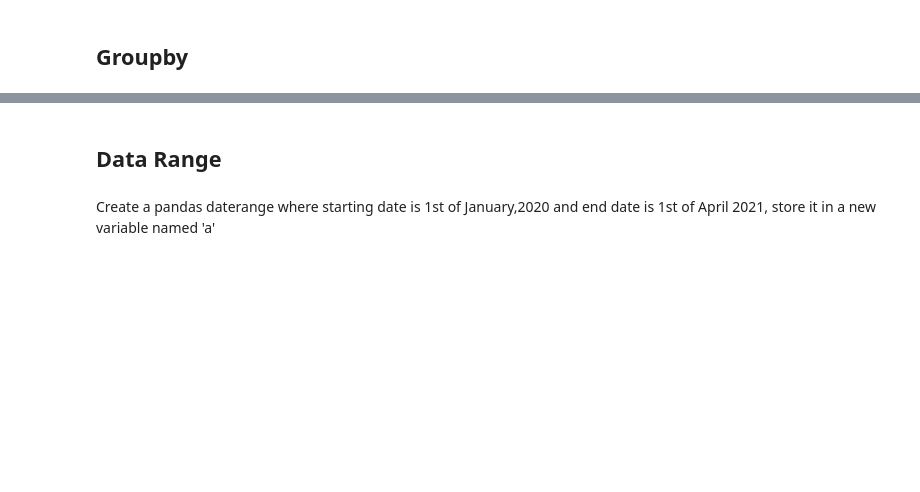
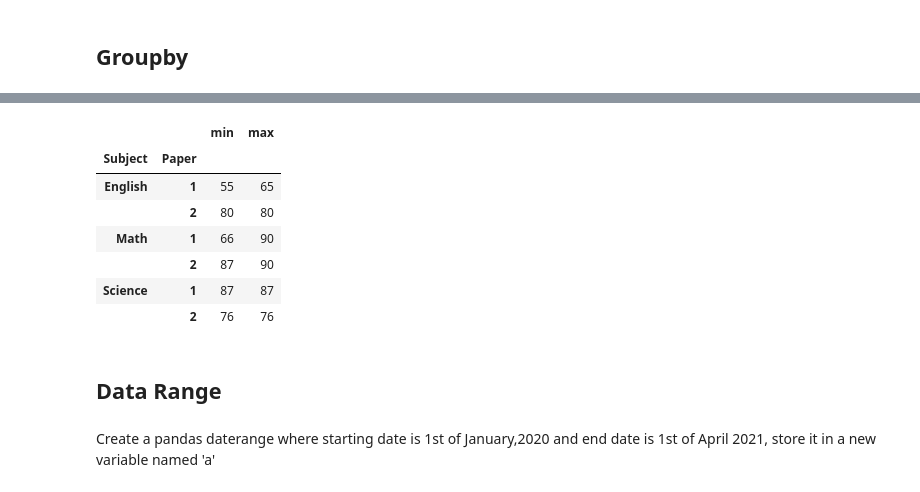
Before and after one commit to Alekhya-Popuri7/Unified-Mentor, a Jupyter notebook: Pandas Assignment Day 10.ipynb, the cells around one changed output, grey strips where cells are left out. Drawn from its saved outputs; the diff is of its cells as text; code cells hidden in the pictures; blank space fills up the shorter version.

```diff
--- a/Pandas Assignment Day 10.ipynb
+++ b/Pandas Assignment Day 10.ipynb
@@ -167,5 +461,15 @@ Select all the rows and last two columns in the dataframe.
 # %%
 # Use Groupby of any 2 columns with aggregate min() and max()
+data.groupby(['Subject','Paper'])['Marks'].agg(['min','max'])
+# %% [output]
+|  |  | min | max |
+| Subject | Paper |  |  |
+| English | 1 | 55 | 65 |
+|  | 2 | 80 | 80 |
+| Math | 1 | 66 | 90 |
+|  | 2 | 87 | 90 |
+| Science | 1 | 87 | 87 |
+|  | 2 | 76 | 76 |
 # %% [markdown]
 ## Data Range
 # %% [markdown]
```
Also changed, not shown: parts of 49 cells of this notebook.
